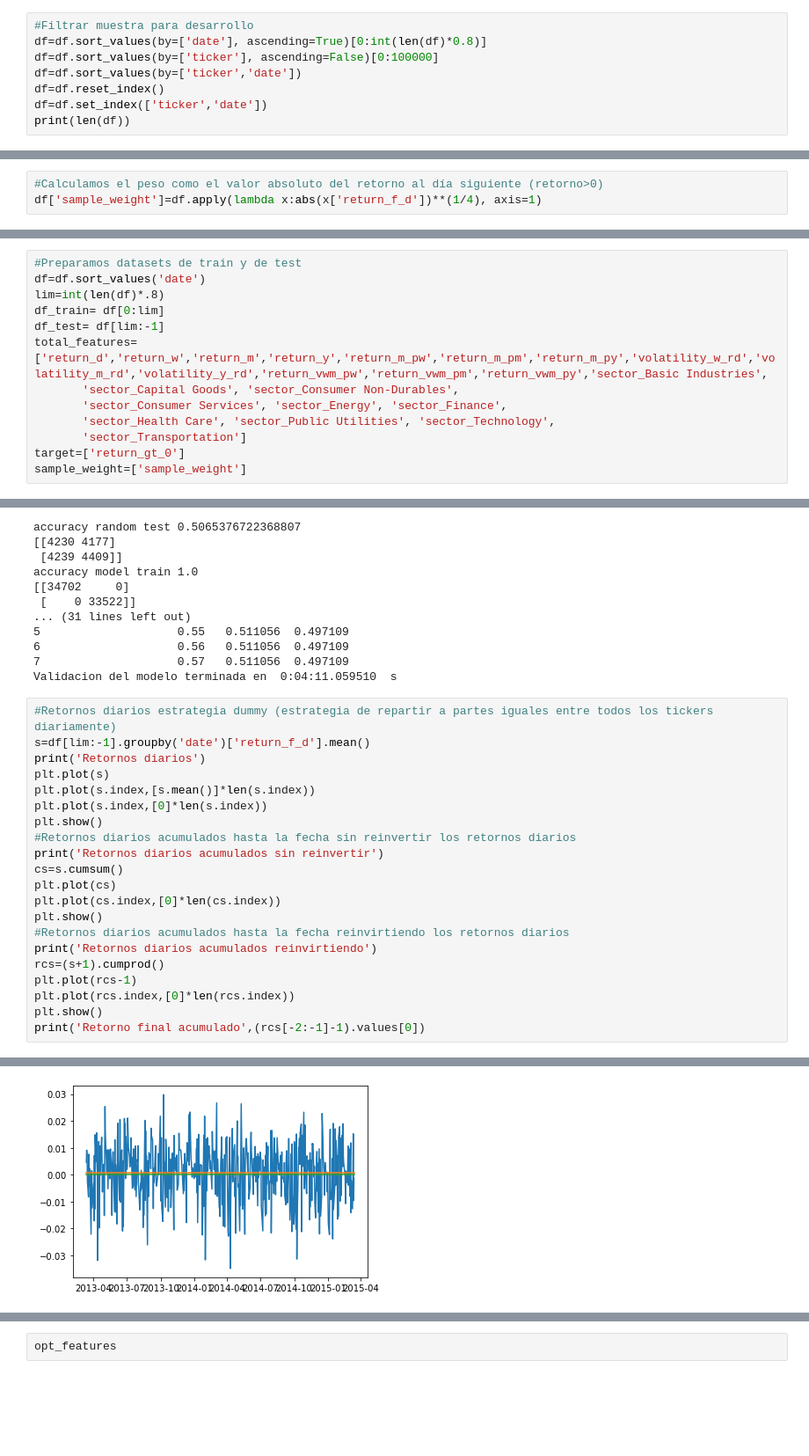
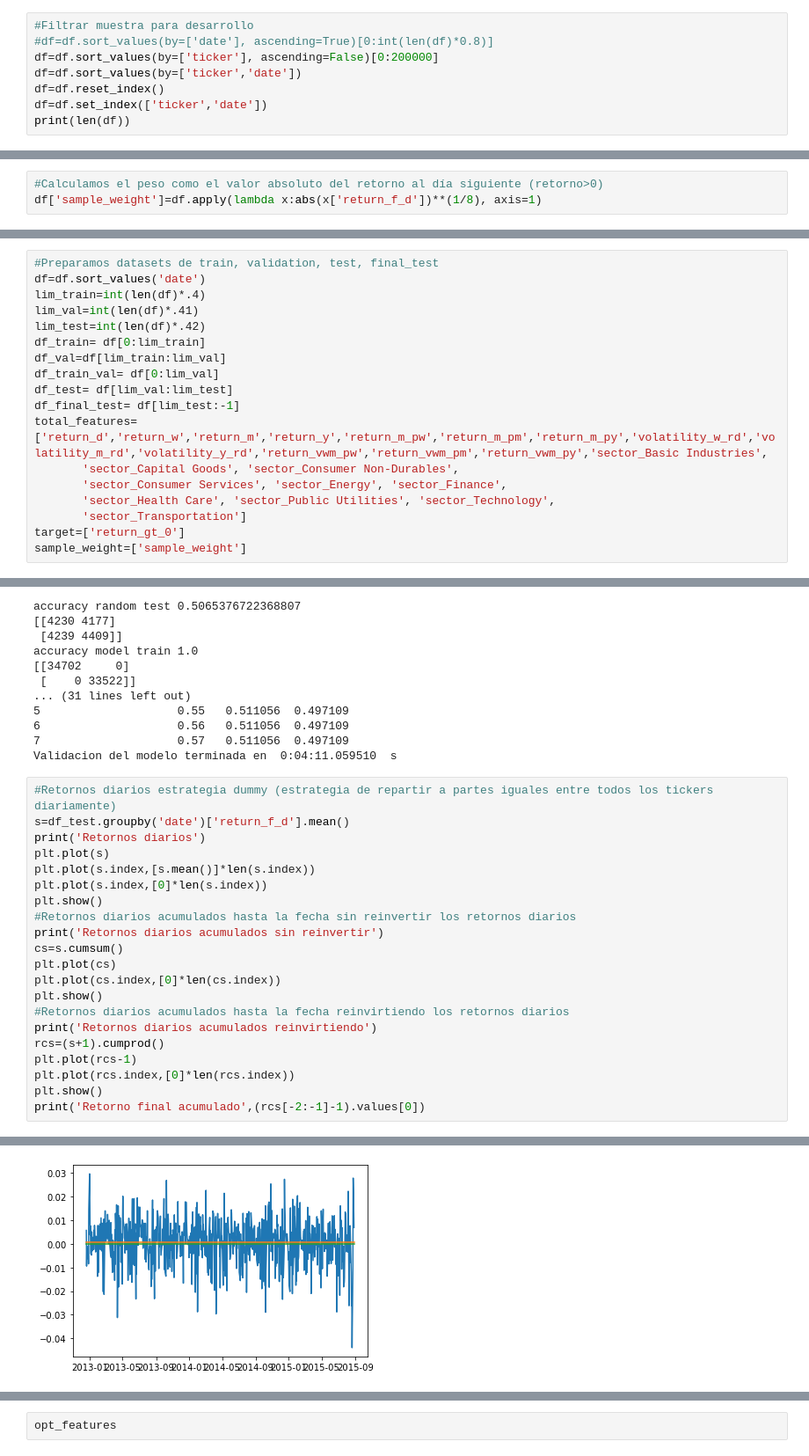
Before and after one commit to manueldecesar/LABQT, a Jupyter notebook: LABQT.ipynb, the cells around one changed output, grey strips where cells are left out. Shown at 88% size. Drawn from its saved outputs; the diff is of its cells as text; blank space fills up the shorter version.

```diff
--- a/LABQT.ipynb
+++ b/LABQT.ipynb
@@ -213,8 +213,8 @@ print(np.unique(df.index.get_level_values(1)))
  '2018-03-26T00:00:00.000000000' '2018-03-27T00:00:00.000000000']
 # %%
 #Filtrar muestra para desarrollo
-df=df.sort_values(by=['date'], ascending=True)[0:int(len(df)*0.8)]
-df=df.sort_values(by=['ticker'], ascending=False)[0:100000]
+#df=df.sort_values(by=['date'], ascending=True)[0:int(len(df)*0.8)]
+df=df.sort_values(by=['ticker'], ascending=False)[0:200000]
 df=df.sort_values(by=['ticker','date'])
 df=df.reset_index()
 df=df.set_index(['ticker','date'])
@@ -348,7 +329,7 @@ df['return_f_d']=df.groupby(level='ticker')['adj_close'].pct_change().shift(peri
 df['return_gt_0']=df.apply(lambda x: 1 if x['return_f_d']>0 else 0, axis=1)
 # %%
 #Calculamos el peso como el valor absoluto del retorno al día siguiente (retorno>0)
-df['sample_weight']=df.apply(lambda x:abs(x['return_f_d'])**(1/4), axis=1)
+df['sample_weight']=df.apply(lambda x:abs(x['return_f_d'])**(1/8), axis=1)
 # %%
 #Filtramos NaN
 print(len(df))
@@ -362,9 +343,14 @@ print(len(df))
 # %%
-#Preparamos datasets de train y de test
+#Preparamos datasets de train, validation, test, final_test
 df=df.sort_values('date')
-lim=int(len(df)*.8)
-df_train= df[0:lim]
-df_test= df[lim:-1]
+lim_train=int(len(df)*.4)
+lim_val=int(len(df)*.41)
+lim_test=int(len(df)*.42)
+df_train= df[0:lim_train]
+df_val=df[lim_train:lim_val]
+df_train_val= df[0:lim_val]
+df_test= df[lim_val:lim_test]
+df_final_test= df[lim_test:-1]
 total_features=['return_d','return_w','return_m','return_y','return_m_pw','return_m_pm','return_m_py','volatility_w_rd','volatility_m_rd','volatility_y_rd','return_vwm_pw','return_vwm_pm','return_vwm_py','sector_Basic Industries',
        'sector_Capital Goods', 'sector_Consumer Non-Durables',
        'sector_Consumer Services', 'sector_Energy', 'sector_Finance',
@@ -494,26 +536,26 @@ accuracy model train 1.0
 Validacion del modelo terminada en  0:04:11.059510  s
 # %%
 #Retornos diarios estrategia dummy (estrategia de repartir a partes iguales entre todos los tickers diariamente)
-s=df[lim:-1].groupby('date')['return_f_d'].mean()
+s=df_test.groupby('date')['return_f_d'].mean()
 print('Retornos diarios')
 plt.plot(s)
 plt.plot(s.index,[s.mean()]*len(s.index))
 plt.plot(s.index,[0]*len(s.index))
 plt.show()
 #Retornos diarios acumulados hasta la fecha sin reinvertir los retornos diarios
 print('Retornos diarios acumulados sin reinvertir')
 cs=s.cumsum()
 plt.plot(cs)
 plt.plot(cs.index,[0]*len(cs.index))
 plt.show()
 #Retornos diarios acumulados hasta la fecha reinvirtiendo los retornos diarios
 print('Retornos diarios acumulados reinvirtiendo')
 rcs=(s+1).cumprod()
 plt.plot(rcs-1)
 plt.plot(rcs.index,[0]*len(rcs.index))
 plt.show()
 print('Retorno final acumulado',(rcs[-2:-1]-1).values[0])
 # %% [output]
 Retornos diarios
-[figure, old version]
+[figure, new version]
 Retornos diarios acumulados sin reinvertir
```
Also changed, not shown: parts of 10 cells of this notebook.
